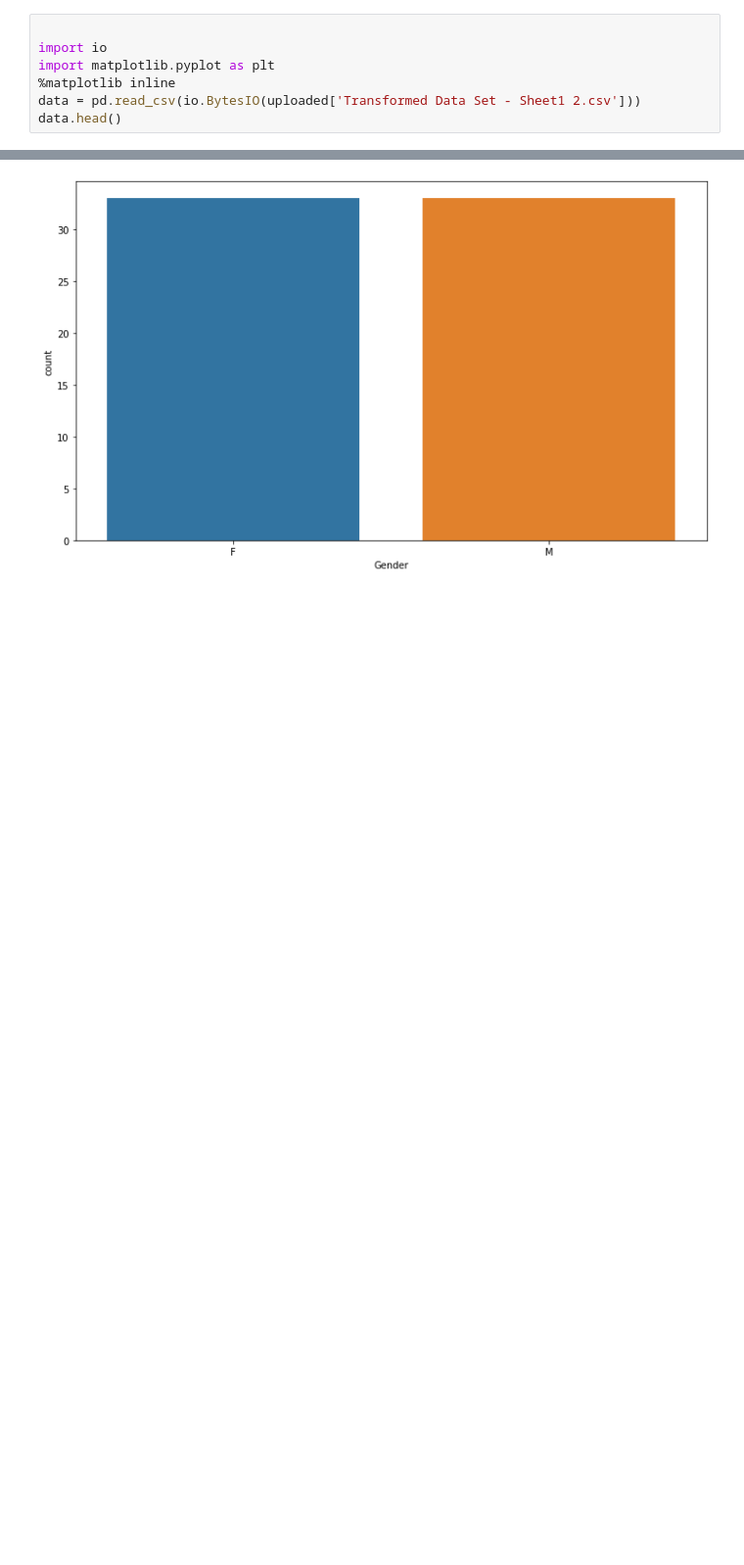
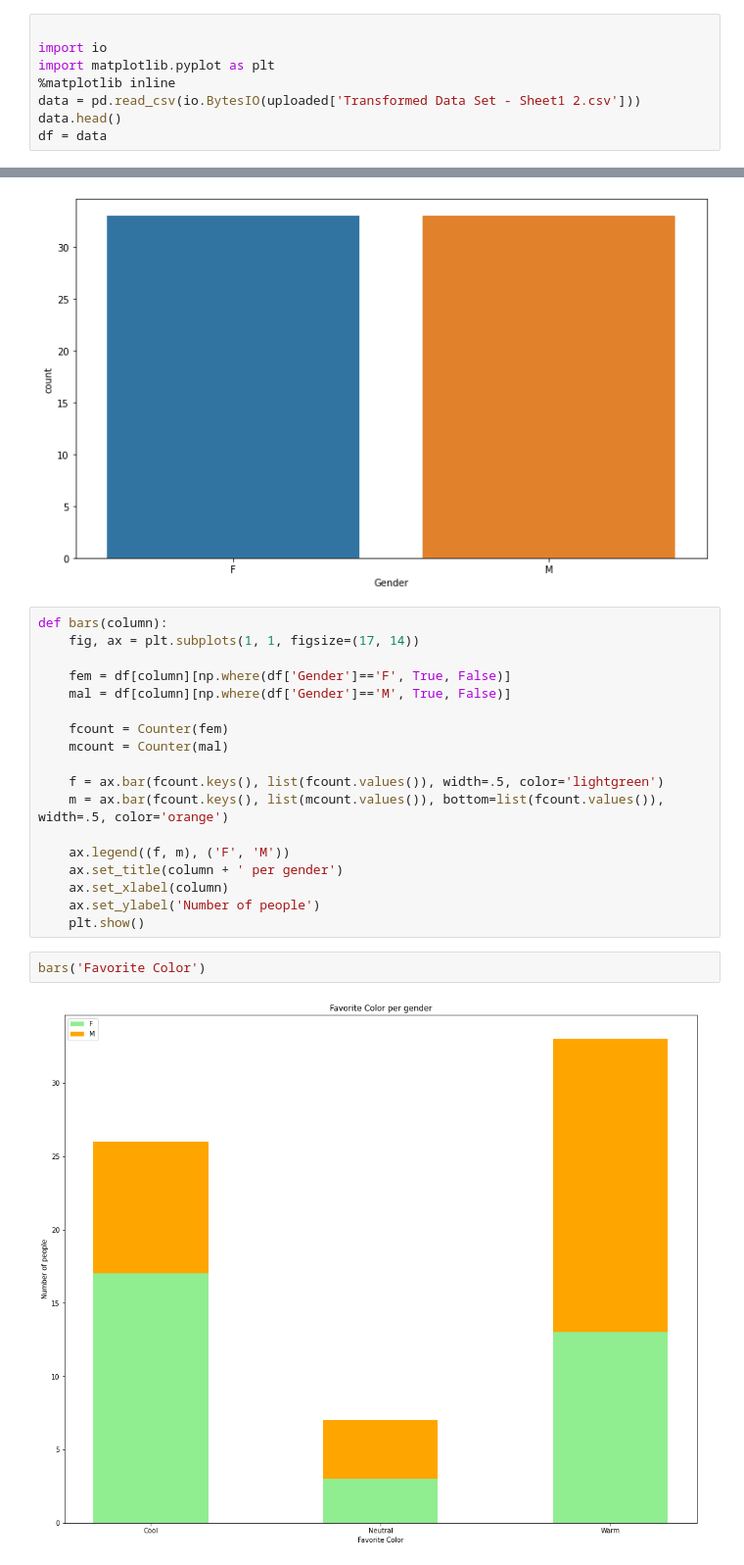
Before and after one commit to rushikeshnaik779/gender-classification, a Jupyter notebook: Gender_Classification_Simple_data_exploration.ipynb, the cells around one changed output, grey strips where cells are left out. Shown: that part at 98% size. Cells and saved outputs as stored; diff of their text form; blank space fills up the shorter version.

```diff
--- a/Gender_Classification_Simple_data_exploration.ipynb
+++ b/Gender_Classification_Simple_data_exploration.ipynb
@@ -19,3 +23,4 @@ import matplotlib.pyplot as plt
 %matplotlib inline
 data = pd.read_csv(io.BytesIO(uploaded['Transformed Data Set - Sheet1 2.csv']))
 data.head()
+df = data
@@ -85,3 +83,25 @@ for colum in data.columns:
 [figure]
 [figure]
 [figure]
+# %%
+def bars(column):
+    fig, ax = plt.subplots(1, 1, figsize=(17, 14))
+
+    fem = df[column][np.where(df['Gender']=='F', True, False)]
+    mal = df[column][np.where(df['Gender']=='M', True, False)]
+
+    fcount = Counter(fem)
+    mcount = Counter(mal)
+
+    f = ax.bar(fcount.keys(), list(fcount.values()), width=.5, color='lightgreen')
+    m = ax.bar(fcount.keys(), list(mcount.values()), bottom=list(fcount.values()), width=.5, color='orange')
+
+    ax.legend((f, m), ('F', 'M'))
+    ax.set_title(column + ' per gender')
+    ax.set_xlabel(column)
+    ax.set_ylabel('Number of people')
+    plt.show()
+# %%
+bars('Favorite Color')
+# %% [output]
+[figure, added]
```
Also changed, not shown: parts of 5 cells of this notebook.
